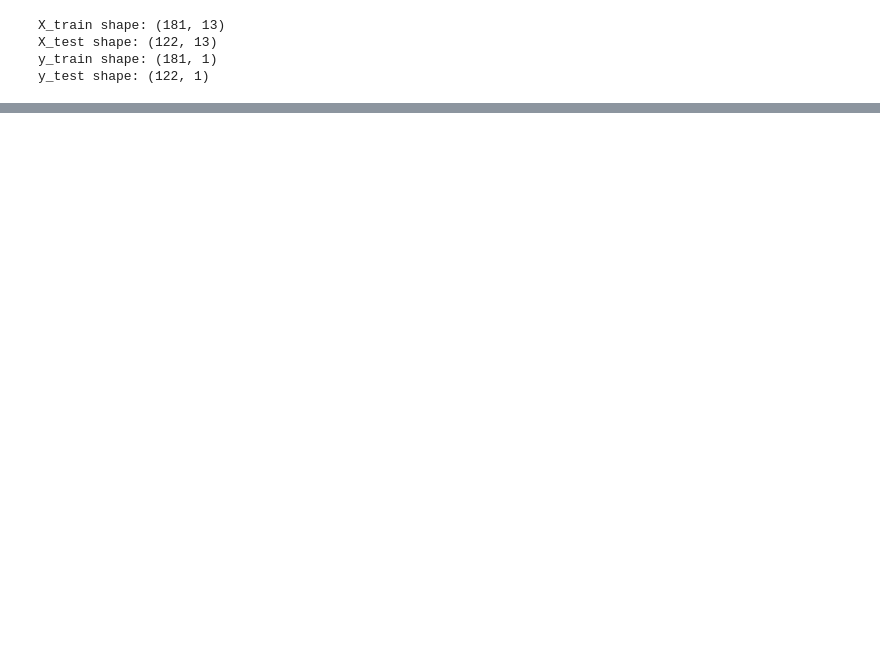
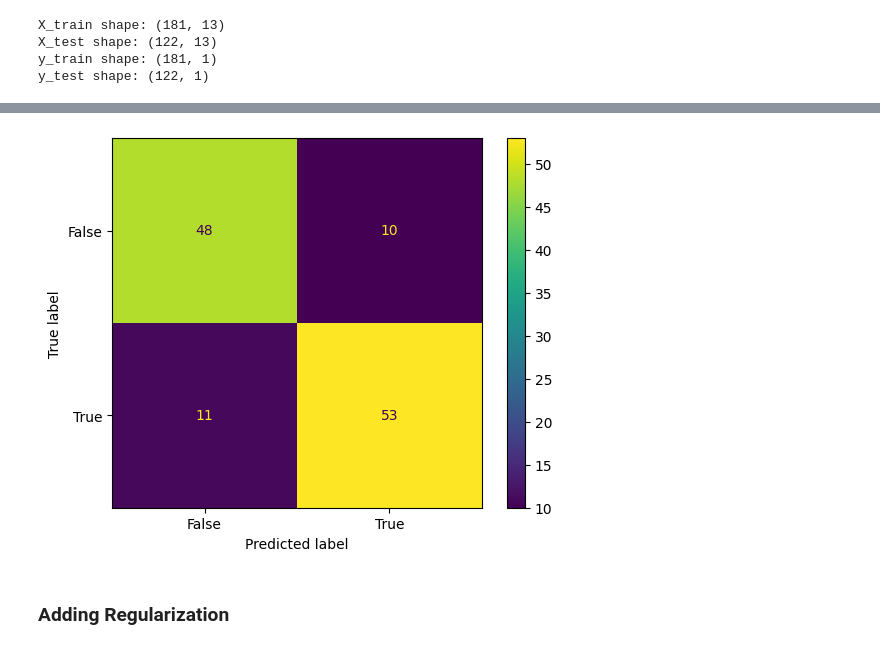
Before and after one commit to thuvu17/ml-train-heart-attack, a Jupyter notebook: heart_attack.ipynb, the cells around one changed output, grey strips where cells are left out. Cells and saved outputs as stored; diff of their text form; code cells hidden in the pictures; blank space fills up the shorter version.

Commit message:
Updated Neural Network Without Regularization

```diff
--- a/heart_attack.ipynb
+++ b/heart_attack.ipynb
@@ -929,0 +827,11 @@ plt.show()
+# %%
+class model(nn.Module):
+    def __init__(self, n_feature, n_hidden, n_output):
+        super(model, self).__init__()
+        self.linear1 = Linear(n_feature, n_hidden, bias=True)
+        self.linear2 = Linear(n_hidden, n_output, bias=True)
+
+    def forward(self, x):
+        x = torch.sigmoid(self.linear1(x))
+        x = torch.sigmoid(self.linear2(x))
+        return x
@@ -929,0 +864,3 @@ plt.show()
+# %%
+X_test_tensor = torch.Tensor(X_test)
+y_test_tensor = torch.Tensor(y_test)
@@ -929,0 +875,9 @@ plt.show()
+# %%
+cm = metrics.confusion_matrix(y_test, y_pred_test_hard)
+cm_display = metrics.ConfusionMatrixDisplay(confusion_matrix = cm, display_labels = [False, True])
+cm_display.plot()
+plt.show()
+# %% [output]
+[figure, added]
+# %% [markdown]
+### Adding Regularization
```
Also changed, not shown: parts of 31 cells of this notebook.
